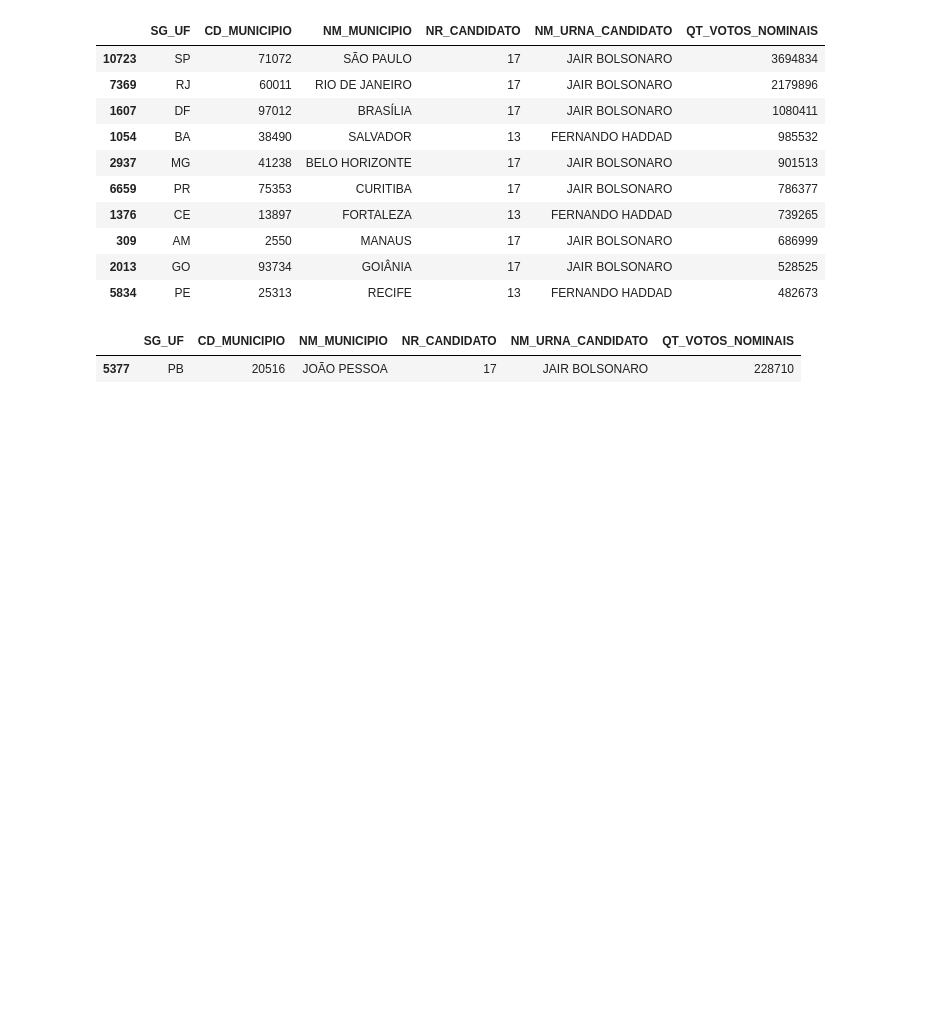
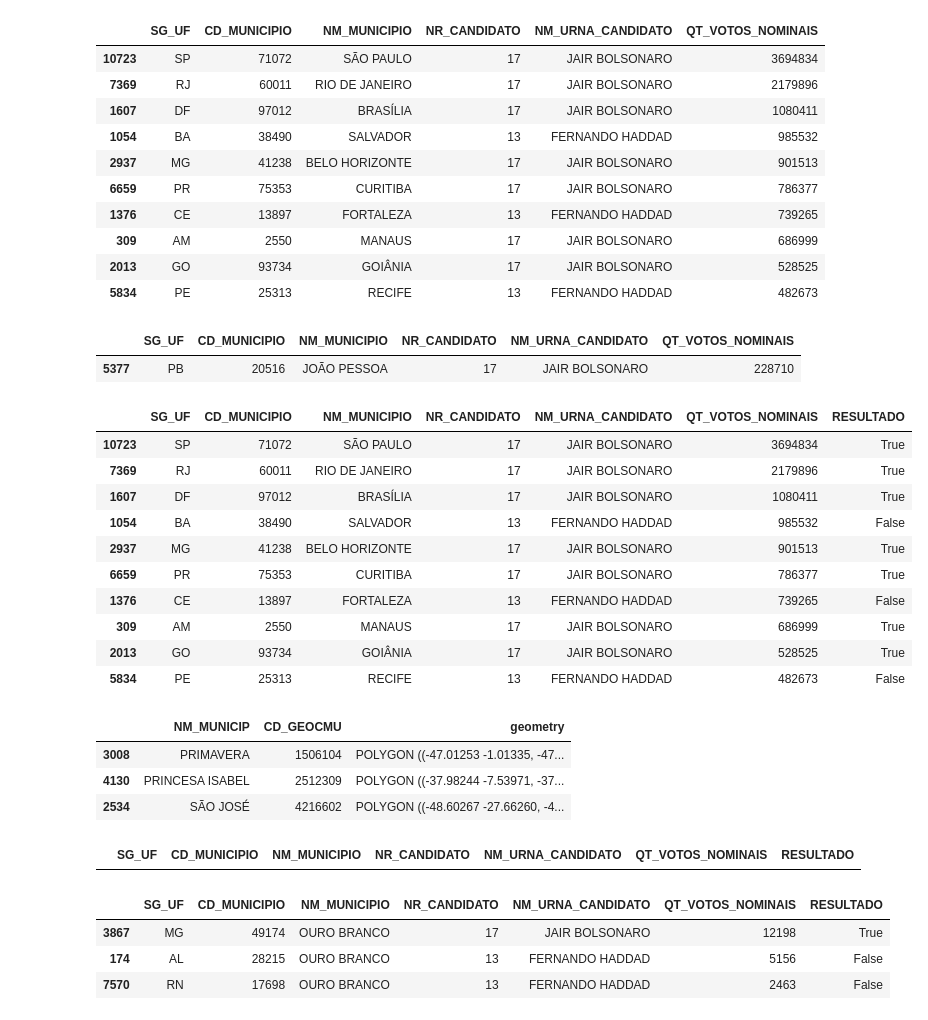
Before and after one commit to ebraimcarvalho/analise-dados-python-labhacker, a Jupyter notebook: mapa_eleicao/Untitled.ipynb, the cells around one changed output. Drawn from its saved outputs; the diff is of its cells as text; code cells hidden in the pictures; blank space fills up the shorter version.

```diff
--- a/mapa_eleicao/Untitled.ipynb
+++ b/mapa_eleicao/Untitled.ipynb
@@ -353,8 +326,8 @@ df_2turno.sort_values(by='QT_VOTOS_NOMINAIS', ascending=False).head(10)
 # Vamos ordenar de fato e salvar no lugar
 df_2turno.sort_values(by='QT_VOTOS_NOMINAIS', ascending=False, inplace=True)
 
-# Agora dropamos as linhas com municipio duplicado, mantendo apenas a primeira linha
-df_2turno.drop_duplicates(subset='NM_MUNICIPIO', keep='first', inplace=True)
+# Agora dropamos as linhas com codigo de municipio duplicado, mantendo apenas a primeira linha
+df_2turno.drop_duplicates(subset='CD_MUNICIPIO', keep='first', inplace=True)
 
 # Mostra os 10 primeiros
 df_2turno.head(10)
@@ -378,4 +351,41 @@ df_2turno[df_2turno['NM_MUNICIPIO'] == 'JOÃO PESSOA']
 | 5377 | PB | 20516 | JOÃO PESSOA | 17 | JAIR BOLSONARO | 228710 |
 # %%
 # Criar uma nova coluna com True se Bolsonaro ou False se Haddad, para facilitar as cores no mapa
-df_2turno['RESULTADO'] = df_2turno['NR_CANDIDATO'].apply(lambda x: 'Bolso' if x == 17 else 'Hada')
+df_2turno['RESULTADO'] = df_2turno['NR_CANDIDATO'].apply(lambda x: x == 17)
+# %%
+df_2turno.head(10)
+# %% [output]
+|  | SG_UF | CD_MUNICIPIO | NM_MUNICIPIO | NR_CANDIDATO | NM_URNA_CANDIDATO | QT_VOTOS_NOMINAIS | RESULTADO |
+| 10723 | SP | 71072 | SÃO PAULO | 17 | JAIR BOLSONARO | 3694834 | True |
+| 7369 | RJ | 60011 | RIO DE JANEIRO | 17 | JAIR BOLSONARO | 2179896 | True |
+| 1607 | DF | 97012 | BRASÍLIA | 17 | JAIR BOLSONARO | 1080411 | True |
+| 1054 | BA | 38490 | SALVADOR | 13 | FERNANDO HADDAD | 985532 | False |
+| 2937 | MG | 41238 | BELO HORIZONTE | 17 | JAIR BOLSONARO | 901513 | True |
+| 6659 | PR | 75353 | CURITIBA | 17 | JAIR BOLSONARO | 786377 | True |
+| 1376 | CE | 13897 | FORTALEZA | 13 | FERNANDO HADDAD | 739265 | False |
+| 309 | AM | 2550 | MANAUS | 17 | JAIR BOLSONARO | 686999 | True |
+| 2013 | GO | 93734 | GOIÂNIA | 17 | JAIR BOLSONARO | 528525 | True |
+| 5834 | PE | 25313 | RECIFE | 13 | FERNANDO HADDAD | 482673 | False |
+# %%
+# Mostrando alguns valores do dataframe do geopandas
+df_mapa.sample(3)
+# %% [output]
+|  | NM_MUNICIP | CD_GEOCMU | geometry |
+| 3008 | PRIMAVERA | 1506104 | POLYGON ((-47.01253 -1.01335, -47... |
+| 4130 | PRINCESA ISABEL | 2512309 | POLYGON ((-37.98244 -7.53971, -37... |
+| 2534 | SÃO JOSÉ | 4216602 | POLYGON ((-48.60267 -27.66260, -4... |
+# %%
+# tentando encontrar o municipio pelo código
+df_2turno[df_2turno['CD_MUNICIPIO'] == 1506104]
+# %% [output]
+|  | SG_UF | CD_MUNICIPIO | NM_MUNICIPIO | NR_CANDIDATO | NM_URNA_CANDIDATO | QT_VOTOS_NOMINAIS | RESULTADO |
+# %%
+# Os códigos são diferentes, e se tentarmos encontrar pelo nome do município daria certo?
+# Não porque existem municípios com o mesmo nome em cidades diferentes
+
+df_2turno[df_2turno['NM_MUNICIPIO'] == 'OURO BRANCO']
+# %% [output]
+|  | SG_UF | CD_MUNICIPIO | NM_MUNICIPIO | NR_CANDIDATO | NM_URNA_CANDIDATO | QT_VOTOS_NOMINAIS | RESULTADO |
+| 3867 | MG | 49174 | OURO BRANCO | 17 | JAIR BOLSONARO | 12198 | True |
+| 174 | AL | 28215 | OURO BRANCO | 13 | FERNANDO HADDAD | 5156 | False |
+| 7570 | RN | 17698 | OURO BRANCO | 13 | FERNANDO HADDAD | 2463 | False |
```
Also changed, not shown: parts of 24 cells of this notebook.
